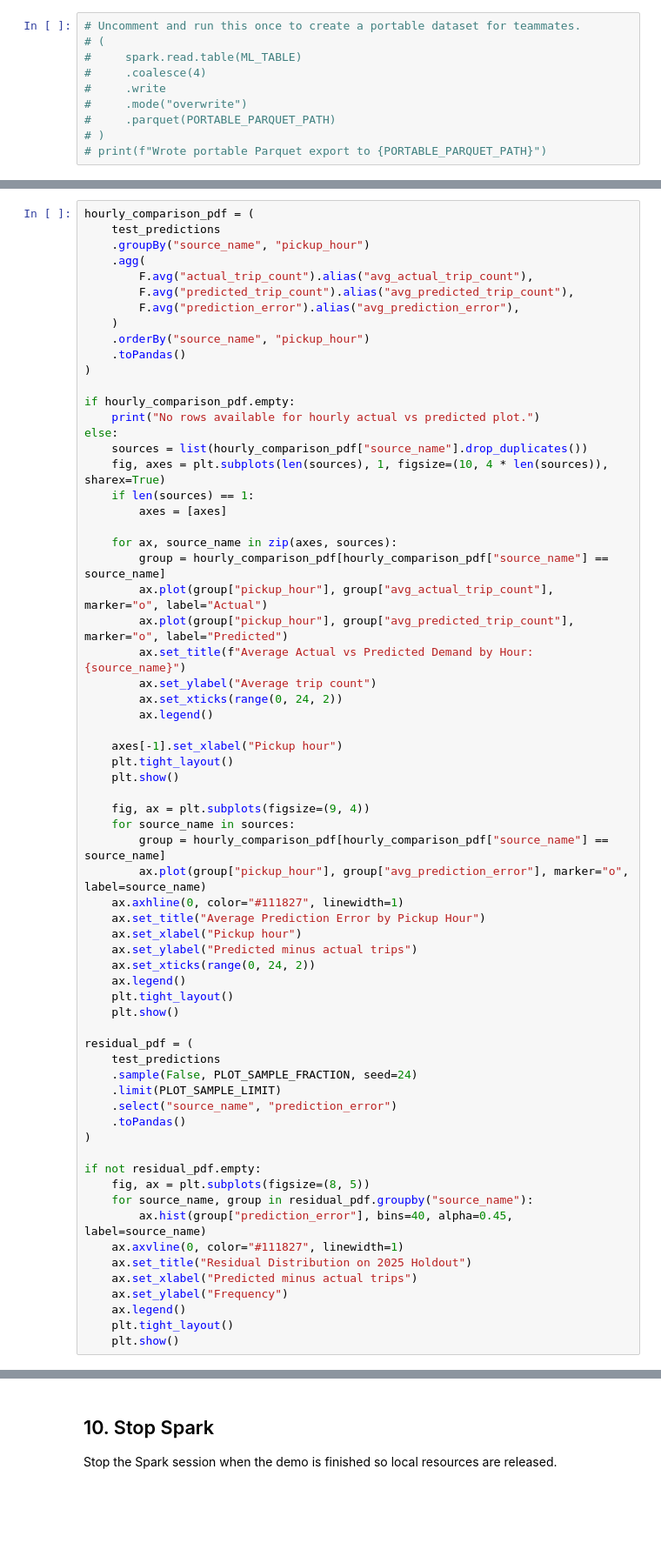
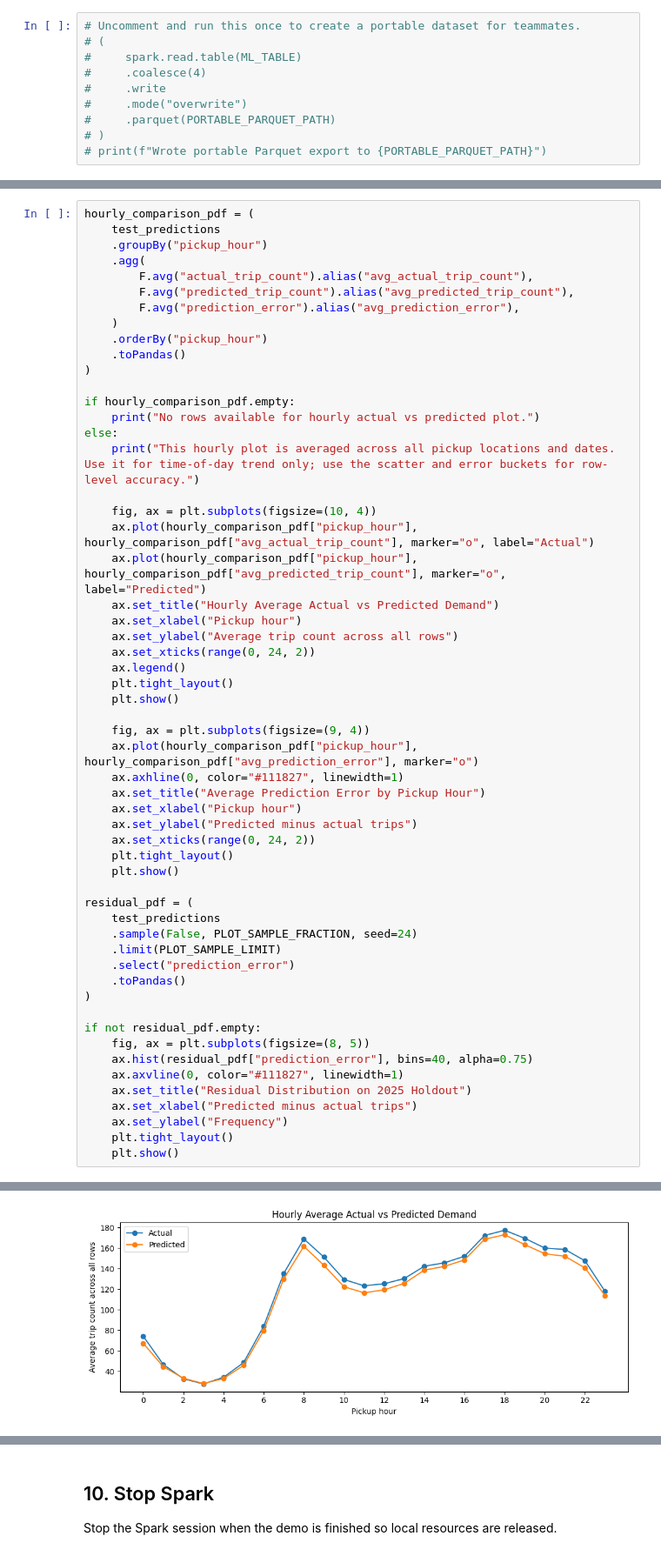
Before and after one commit to jimhe-sjsu/Data228GroupProject, a Jupyter notebook: notebooks/taxi_demand_mllib_demo.ipynb, the cells around one changed output, grey strips where cells are left out. Shown at 87% size. Drawn from its saved outputs; the diff is of its cells as text; blank space fills up the shorter version.

```diff
--- a/notebooks/taxi_demand_mllib_demo.ipynb
+++ b/notebooks/taxi_demand_mllib_demo.ipynb
@@ -709,47 +1247,39 @@ else:
 # %%
 hourly_comparison_pdf = (
     test_predictions
-    .groupBy("source_name", "pickup_hour")
+    .groupBy("pickup_hour")
     .agg(
         F.avg("actual_trip_count").alias("avg_actual_trip_count"),
         F.avg("predicted_trip_count").alias("avg_predicted_trip_count"),
         F.avg("prediction_error").alias("avg_prediction_error"),
     )
-    .orderBy("source_name", "pickup_hour")
+    .orderBy("pickup_hour")
     .toPandas()
 )
 
 if hourly_comparison_pdf.empty:
     print("No rows available for hourly actual vs predicted plot.")
 else:
-    sources = list(hourly_comparison_pdf["source_name"].drop_duplicates())
-    fig, axes = plt.subplots(len(sources), 1, figsize=(10, 4 * len(sources)), sharex=True)
-    if len(sources) == 1:
-        axes = [axes]
+    print("This hourly plot is averaged across all pickup locations and dates. Use it for time-of-day trend only; use the scatter and error buckets for row-level accuracy.")
 
-    for ax, source_name in zip(axes, sources):
-        group = hourly_comparison_pdf[hourly_comparison_pdf["source_name"] == source_name]
-        ax.plot(group["pickup_hour"], group["avg_actual_trip_count"], marker="o", label="Actual")
-        ax.plot(group["pickup_hour"], group["avg_predicted_trip_count"], marker="o", label="Predicted")
-        ax.set_title(f"Average Actual vs Predicted Demand by Hour: {source_name}")
-        ax.set_ylabel("Average trip count")
-        ax.set_xticks(range(0, 24, 2))
-        ax.legend()
-
-    axes[-1].set_xlabel("Pickup hour")
+    fig, ax = plt.subplots(figsize=(10, 4))
+    ax.plot(hourly_comparison_pdf["pickup_hour"], hourly_comparison_pdf["avg_actual_trip_count"], marker="o", label="Actual")
+    ax.plot(hourly_comparison_pdf["pickup_hour"], hourly_comparison_pdf["avg_predicted_trip_count"], marker="o", label="Predicted")
+    ax.set_title("Hourly Average Actual vs Predicted Demand")
+    ax.set_xlabel("Pickup hour")
+    ax.set_ylabel("Average trip count across all rows")
+    ax.set_xticks(range(0, 24, 2))
+    ax.legend()
     plt.tight_layout()
     plt.show()
 
     fig, ax = plt.subplots(figsize=(9, 4))
-    for source_name in sources:
-        group = hourly_comparison_pdf[hourly_comparison_pdf["source_name"] == source_name]
-        ax.plot(group["pickup_hour"], group["avg_prediction_error"], marker="o", label=source_name)
+    ax.plot(hourly_comparison_pdf["pickup_hour"], hourly_comparison_pdf["avg_prediction_error"], marker="o")
     ax.axhline(0, color="#111827", linewidth=1)
     ax.set_title("Average Prediction Error by Pickup Hour")
     ax.set_xlabel("Pickup hour")
     ax.set_ylabel("Predicted minus actual trips")
     ax.set_xticks(range(0, 24, 2))
-    ax.legend()
     plt.tight_layout()
     plt.show()
 
@@ -757,18 +1287,17 @@ residual_pdf = (
     test_predictions
     .sample(False, PLOT_SAMPLE_FRACTION, seed=24)
     .limit(PLOT_SAMPLE_LIMIT)
-    .select("source_name", "prediction_error")
+    .select("prediction_error")
     .toPandas()
 )
 
 if not residual_pdf.empty:
     fig, ax = plt.subplots(figsize=(8, 5))
-    for source_name, group in residual_pdf.groupby("source_name"):
-        ax.hist(group["prediction_error"], bins=40, alpha=0.45, label=source_name)
+    ax.hist(residual_pdf["prediction_error"], bins=40, alpha=0.75)
     ax.axvline(0, color="#111827", linewidth=1)
     ax.set_title("Residual Distribution on 2025 Holdout")
     ax.set_xlabel("Predicted minus actual trips")
     ax.set_ylabel("Frequency")
-    ax.legend()
     plt.tight_layout()
     plt.show()
+# %% [output]
@@ -774,0 +1305 @@ if not residual_pdf.empty:
+[figure, added]
```
Also changed, not shown: parts of 37 cells of this notebook, 4 other files.
